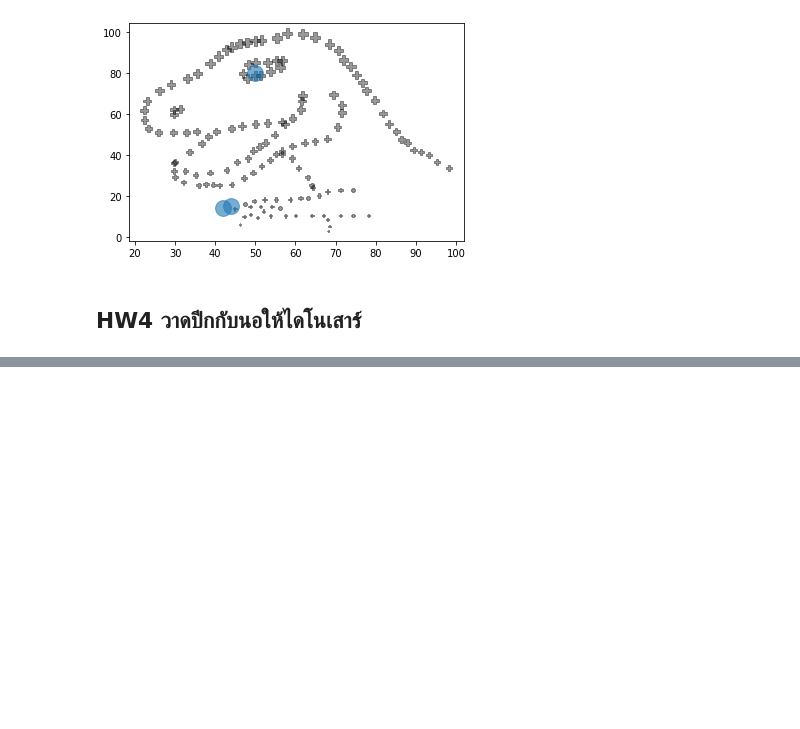
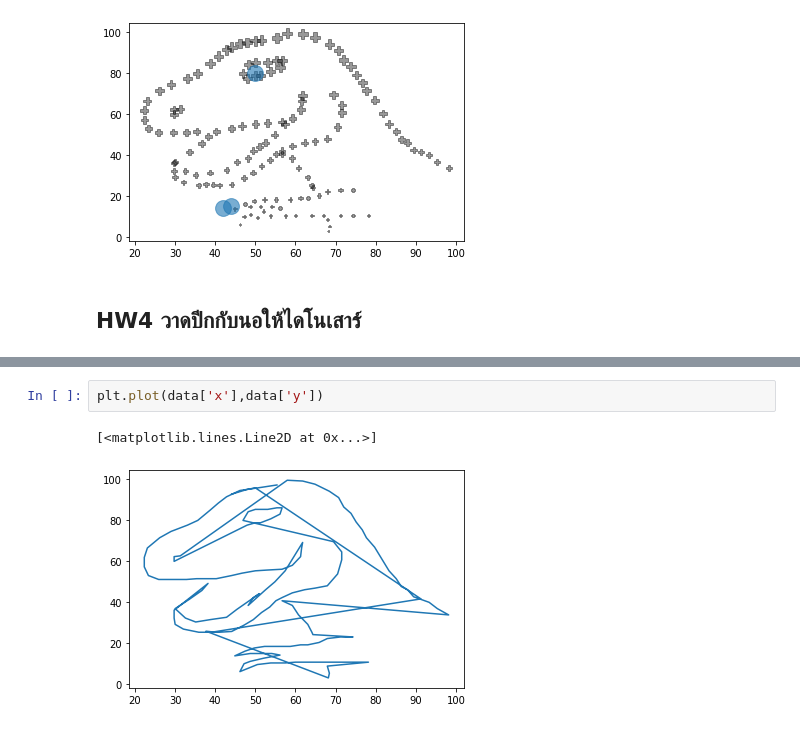
Before and after one commit to paweenatoei/KKU_data_mining, a Jupyter notebook: Data102.ipynb, the cells around one changed output, grey strips where cells are left out. Saved outputs shown, nothing was run; the diff lists cells and outputs as text; blank space fills up the shorter version.

```diff
--- a/Data102.ipynb
+++ b/Data102.ipynb
@@ -153,0 +155,5 @@ plt.scatter([50],[80],s=250,alpha=0.6)
+# %%
+plt.plot(data['x'],data['y'])
+# %% [output]
+[<matplotlib.lines.Line2D at 0x...>]
+[figure, added]
```
Also changed, not shown: parts of 15 cells of this notebook.
